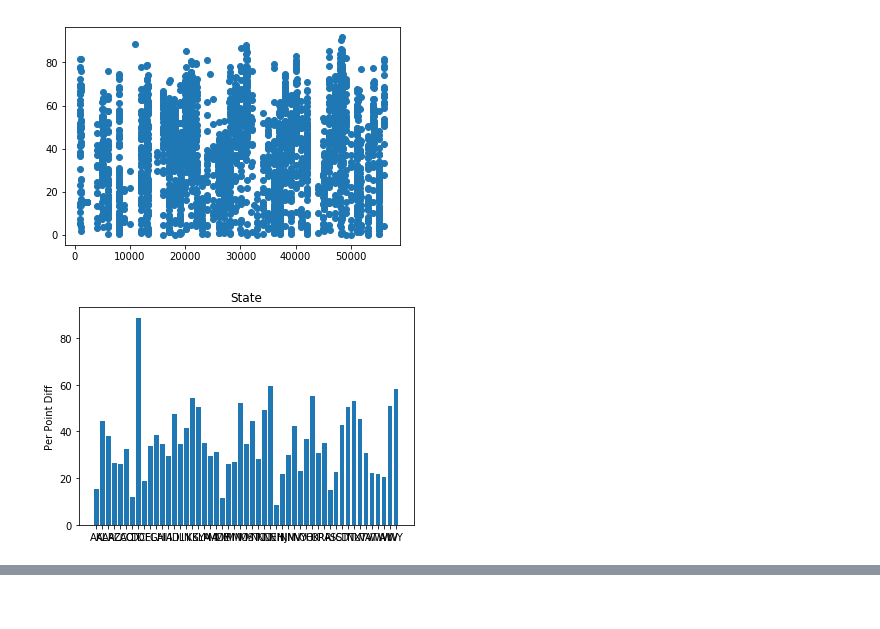
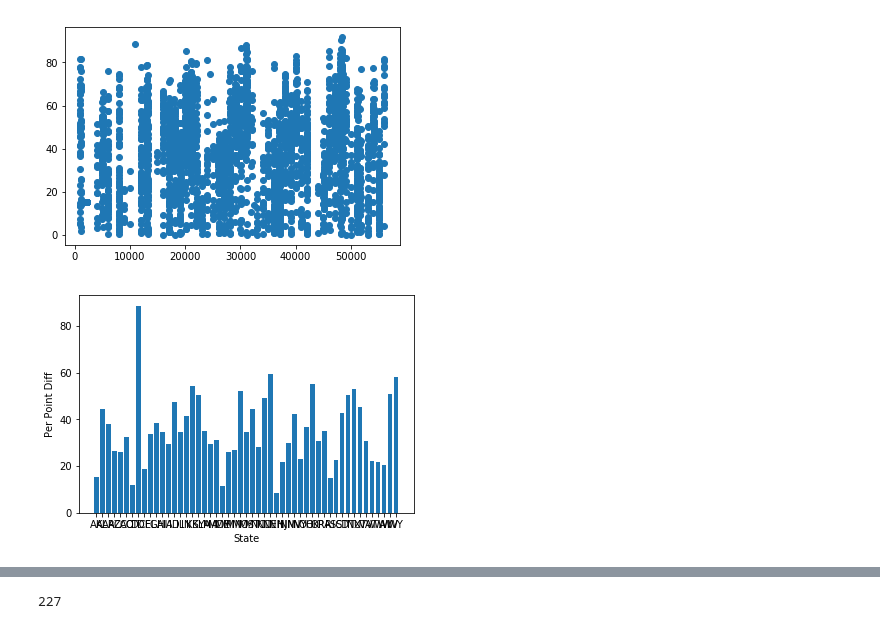
Before and after one commit to kevscon/Project-3, a Jupyter notebook: EDA.ipynb, the cells around one changed output, grey strips where cells are left out. Saved outputs shown, nothing was run; the diff lists cells and outputs as text; code cells hidden in the pictures; blank space fills up the shorter version.

```diff
--- a/EDA.ipynb
+++ b/EDA.ipynb
@@ -33,17 +34,17 @@ st_dist.reset_index(inplace=True)
 # %%
 # plot state vs point diff
 objects = st_dist['State']
 y_pos = np.arange(len(objects))
 
 plt.bar(st_dist['State'], st_dist['per_point_diff'])
 plt.xticks(y_pos, objects)
 plt.ylabel('Per Point Diff')
-plt.title('State')
+plt.xlabel('State')
 
 plt.show()
 figsize=(12, 12)
 # %% [output]
-[figure, old version]
+[figure, new version]
 # %%
 # sort data by smallest point dif values
 
@@ -67,3 +68,11 @@ df.sort_values(['per_point_diff'])
 | 2918 | 51560 | Clifton Forge City | VA | NaN | NaN | NaN | NaN | NaN | NaN | ... |
 | 2946 | 51780 | South Boston City | VA | NaN | NaN | NaN | NaN | NaN | NaN | ... |
 3142 rows × 23 columns
+# %%
+# close counties
+
+#num_counties = int(0.1 * len(df))
+df_1 = df[df['per_point_diff'] <= 7]
+len(df_1)
+# %% [output]
+227
```
Also changed, not shown: parts of 8 cells of this notebook, 14 other files.
